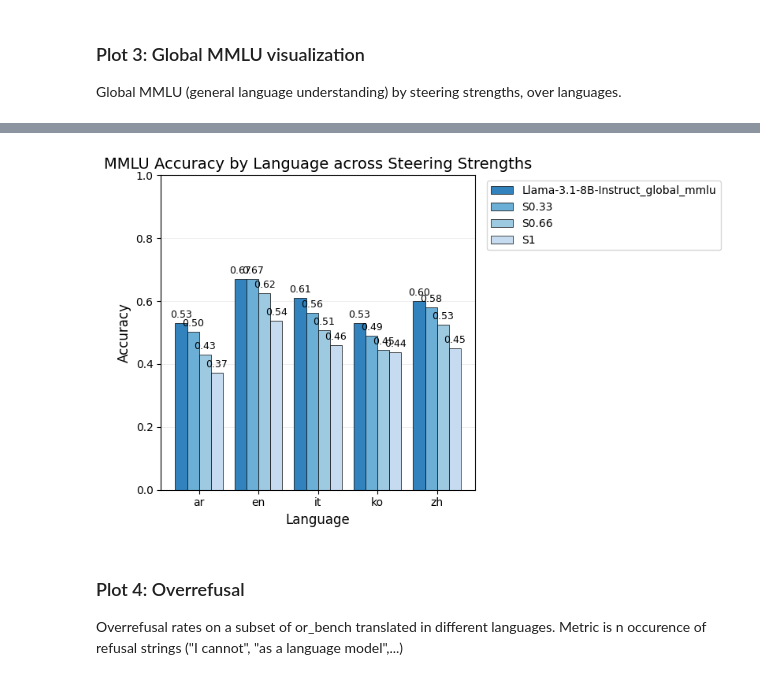
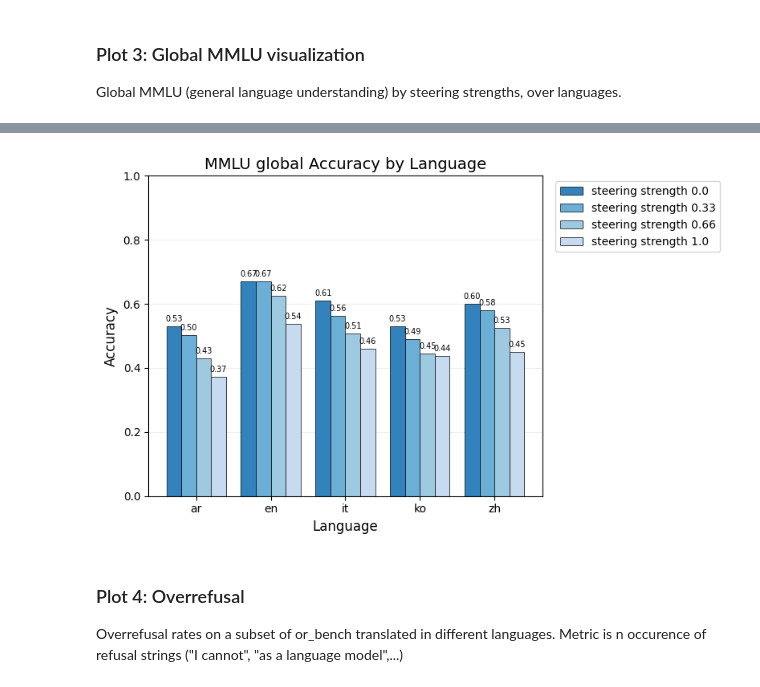
Before and after one commit to stonehenge0/bachelorthesis_multilingual_steering, a Jupyter notebook: scripts/visualize_judge_results.ipynb, the cells around one changed output, grey strips where cells are left out. Saved outputs shown, nothing was run; the diff lists cells and outputs as text; code cells hidden in the pictures.

Commit message:
label fix

```diff
--- a/scripts/visualize_judge_results.ipynb
+++ b/scripts/visualize_judge_results.ipynb
@@ -346,11 +317,15 @@ def visualize_mmlu_grouped(all_runs):
     # Sort runs by steering value for consistent left->right grouping
     runs_parsed = []
     for run_name, rdict in all_runs:
-        order, label = _parse_steering(run_name)
+        label = f"steering strength {extract_steering_level(run_name)}"
+
+        if "Llama" in str(label):
+            label = "steering strength 0.0"
+        # extract_steering_level
         # unsteered run doesnt have steering info, so we fix the label here
         if run_name =="global_mmlu":
             run_name = "baseline (unsteered)"
-        runs_parsed.append({"name": run_name, "label": label, "order": order, "results": rdict})
+        runs_parsed.append({"name": run_name, "label": label, "results": rdict}) ##"order": order
 
     # Union of all languages across runs
     all_langs = sorted({
@@ -386,11 +361,11 @@ def visualize_mmlu_grouped(all_runs):
         # annotate values above bars
         for xi, h in zip(x + offsets[i], heights):
             if h > 0:
-                ax.text(xi, h + 0.01, f"{h:.2f}", ha="center", va="bottom", fontsize=9, rotation=0)
+                ax.text(xi, h + 0.01, f"{h:.2f}", ha="center", va="bottom", fontsize=7, rotation=0)
 
     ax.set_xlabel("Language", fontsize=12)
     ax.set_ylabel("Accuracy", fontsize=12)
-    ax.set_title("MMLU Accuracy by Language across Steering Strengths", fontsize=14)
+    ax.set_title("MMLU global Accuracy by Language", fontsize=14)
     ax.set_xticks(x)
     ax.set_xticklabels(all_langs)
     ax.set_ylim(0, 1)
@@ -422,4 +398,4 @@ Found results file: C:\Users\emste\Documents\cloned_Gits\bachelorthesis_multilin
-[figure, old version]
+[figure, new version]
 # %% [markdown]
 ### Plot 4: Overrefusal
 Overrefusal rates on a subset of or_bench translated in different languages. Metric is  n occurence of refusal strings ("I cannot", "as a language model",...)
```
Also changed, not shown: parts of 4 cells of this notebook.
